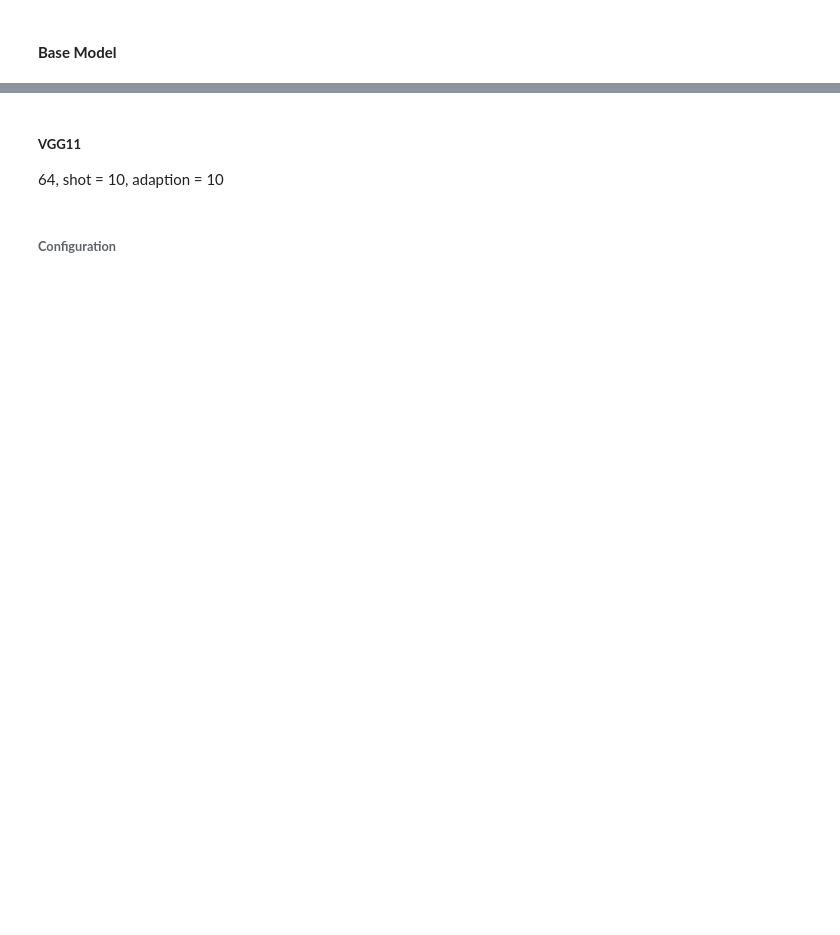
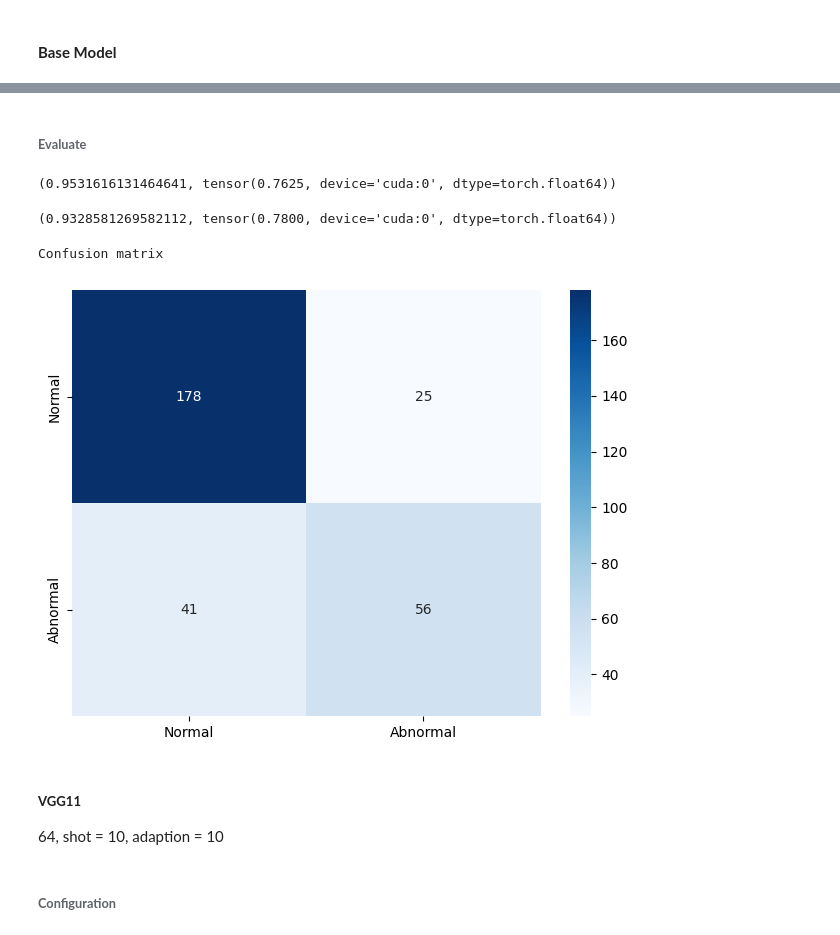
Before and after one commit to amirkasaei/Modified-Human-Sperm-Morphology-Analysis, a Jupyter notebook: MAML_Modified_Human_Sperm_Morphology_Analysis.ipynb, the cells around one changed output, grey strips where cells are left out. Cells and saved outputs as stored; diff of their text form; code cells hidden in the pictures; blank space fills up the shorter version.

Commit message:
v1.7 (confusion matrix)

```diff
--- a/MAML_Modified_Human_Sperm_Morphology_Analysis.ipynb
+++ b/MAML_Modified_Human_Sperm_Morphology_Analysis.ipynb
@@ -571,6 +575,13 @@ def train_model(model, criterion, optimizer, scheduler, dataloader, dataloader_s
   return model
 # %% [markdown]
 ### **Evaluation**
+# %%
+def plot_confusionmatrix(y_pred,y_true, classes):
+  print('Confusion matrix')
+  cf = confusion_matrix(y_pred,y_true)
+  sns.heatmap(cf,annot=True,yticklabels=classes, xticklabels=classes, cmap='Blues', fmt='g')
+  plt.tight_layout()
+  plt.show()
 # %%
 def accuracy(predictions, targets):
     predictions = predictions.argmax(dim=1).view(targets.shape)
@@ -800,0 +941,22 @@ test_taskloader = DataLoader(MHSMADataRGB['test'], batch_sampler=NShotTaskSample
+# %% [markdown]
+###### **Evaluate**
+# %%
+MAML_path = "/content/drive/MyDrive/AI Projects/Meta-learning vision project/MAML_head_vgg11.pt"
+# %%
+model = torch.load(MAML_path)
+# %%
+evaluate_model(model, loss, dataloaders_rgb['valid'], dataloader_rgb_sizes['valid'], dataset_sizes['valid'])
+# %% [output]
+(0.9531616131464641, tensor(0.7625, device='cuda:0', dtype=torch.float64))
+# %%
+evaluate_model(model, loss, dataloaders_rgb['test'], dataloader_rgb_sizes['test'], dataset_sizes['test'])
+# %% [output]
+(0.9328581269582112, tensor(0.7800, device='cuda:0', dtype=torch.float64))
+# %%
+model.eval()
+outputs = model(x_test_rgb.to(device))
+_, preds = torch.max(outputs, 1)
+plot_confusionmatrix(preds.to('cpu'), y_head_test_tensor, classes)
+# %% [output]
+Confusion matrix
+[figure, added]
```
Also changed, not shown: parts of 36 cells of this notebook.
